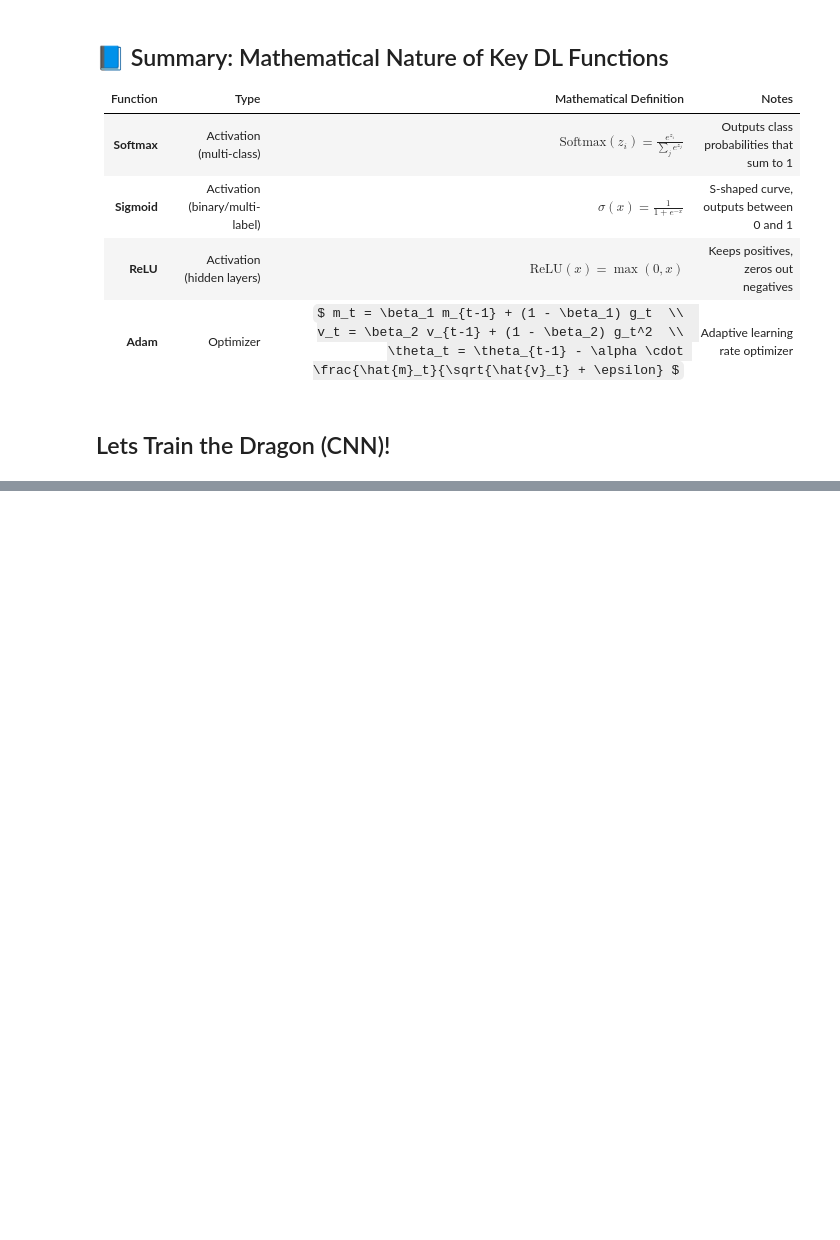
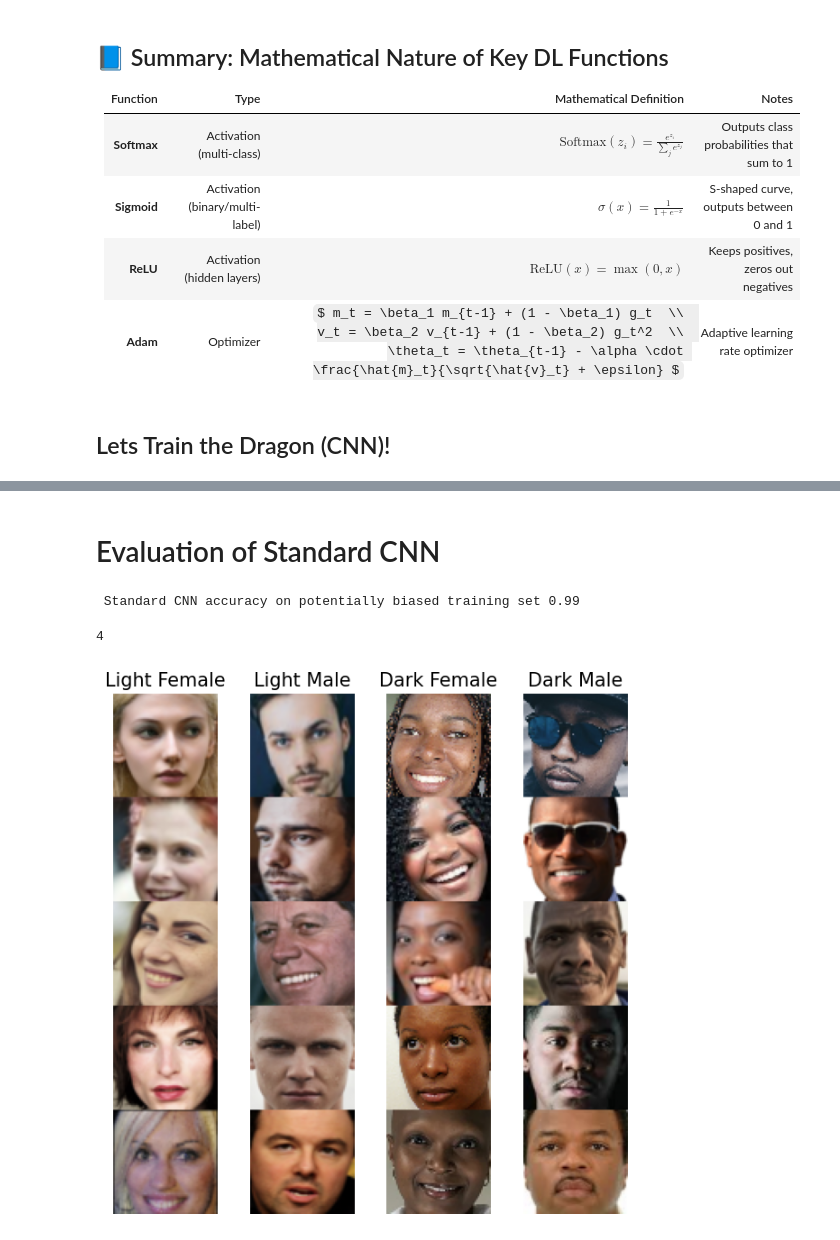
Before and after one commit to code4geoai/deeplearning, a Jupyter notebook: HayatLabs/HLab4_Practice1.ipynb, the cells around one changed output, grey strips where cells are left out. Drawn from its saved outputs; the diff is of its cells as text; code cells hidden in the pictures; some formulas as TeX source; blank space fills up the shorter version.

Commit message:
'evaluated the cnn model'

```diff
--- a/HayatLabs/HLab4_Practice1.ipynb
+++ b/HayatLabs/HLab4_Practice1.ipynb
@@ -389,0 +391,42 @@ for epoch in range(params['num_epochs']):
+# %% [markdown]
+# Evaluation of Standard CNN
+# %%
+# set the model to eval mode
+standard_classifier.eval()
+
+#Training Data
+#Evaluate on a subset of CelebA + Imagenet
+
+(batch_x,batch_y) = loader.get_batch(5000)
+
+batch_x = torch.from_numpy(batch_x).float().to('cuda')
+batch_y = torch.from_numpy(batch_y).float().to('cuda')
+
+with torch.inference_mode():
+    y_pred_logits = standard_classifier(batch_x)
+
+    y_pred_standard = torch.round(torch.sigmoid(y_pred_logits))
+    acc_standard = torch.mean((batch_y == y_pred_standard).float())
+
+print(
+    f" Standard CNN accuracy on potentially biased training set {acc_standard:.2f}"
+)
+# %% [output]
+ Standard CNN accuracy on potentially biased training set 0.99
+# %%
+# Testing the model on unseen dataset
+
+test_faces = mdl.lab2.get_test_faces(channels_last=channels_last)
+# This will return a group of images
+keys = ['Light Female', 'Light Male', 'Dark Female', 'Dark Male']
+print(len(test_faces))
+
+
+fig, axs = plt.subplots(1, len(keys), figsize=(7.5,7.5))
+for i, (group,key) in enumerate(zip(test_faces,keys)):
+    axs[i].imshow(np.hstack(group).transpose(1,2,0))
+    axs[i].set_title(key,fontsize=15)
+    axs[i].axis('off')
+# %% [output]
+4
+[figure, added]
```
Also changed, not shown: parts of 6 cells of this notebook.
